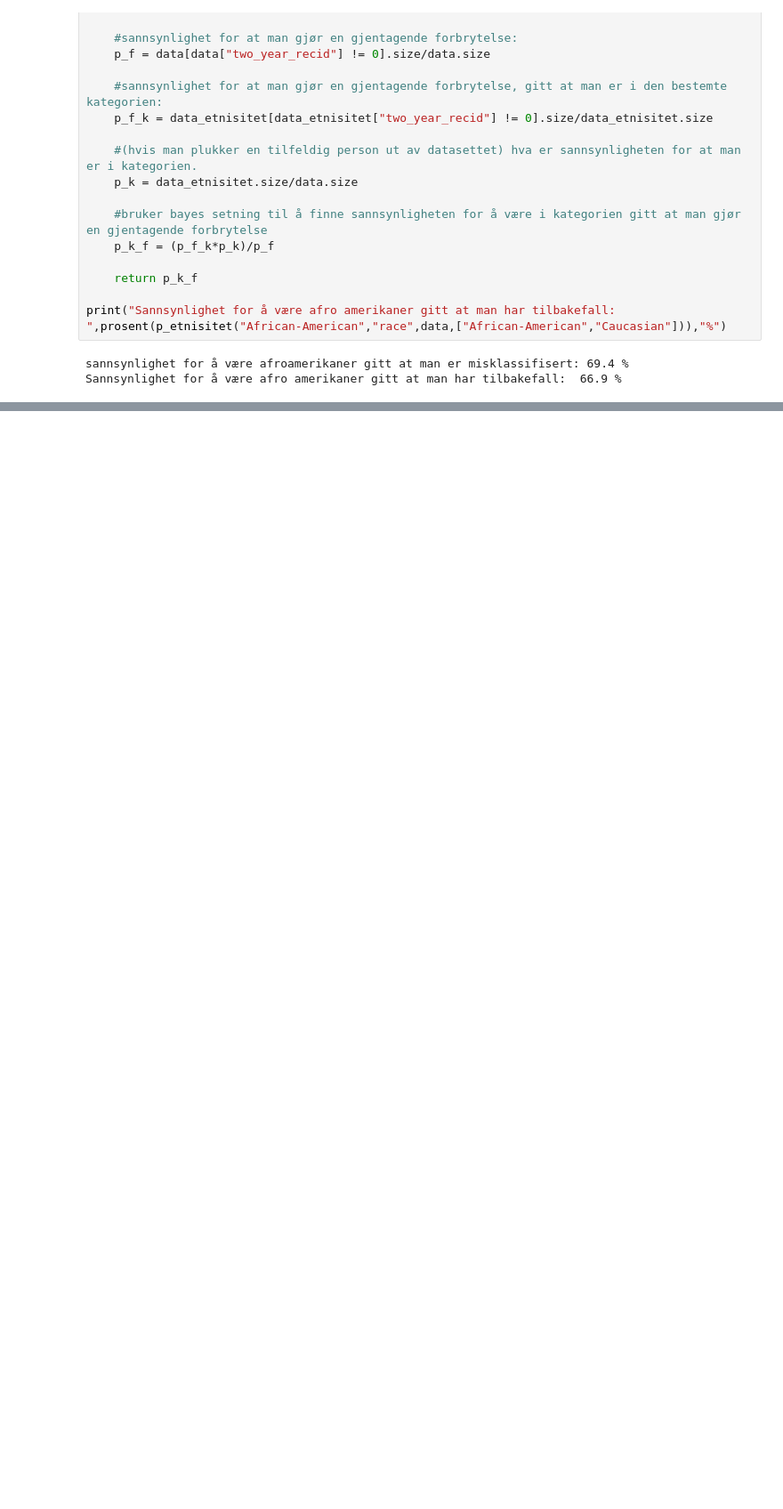
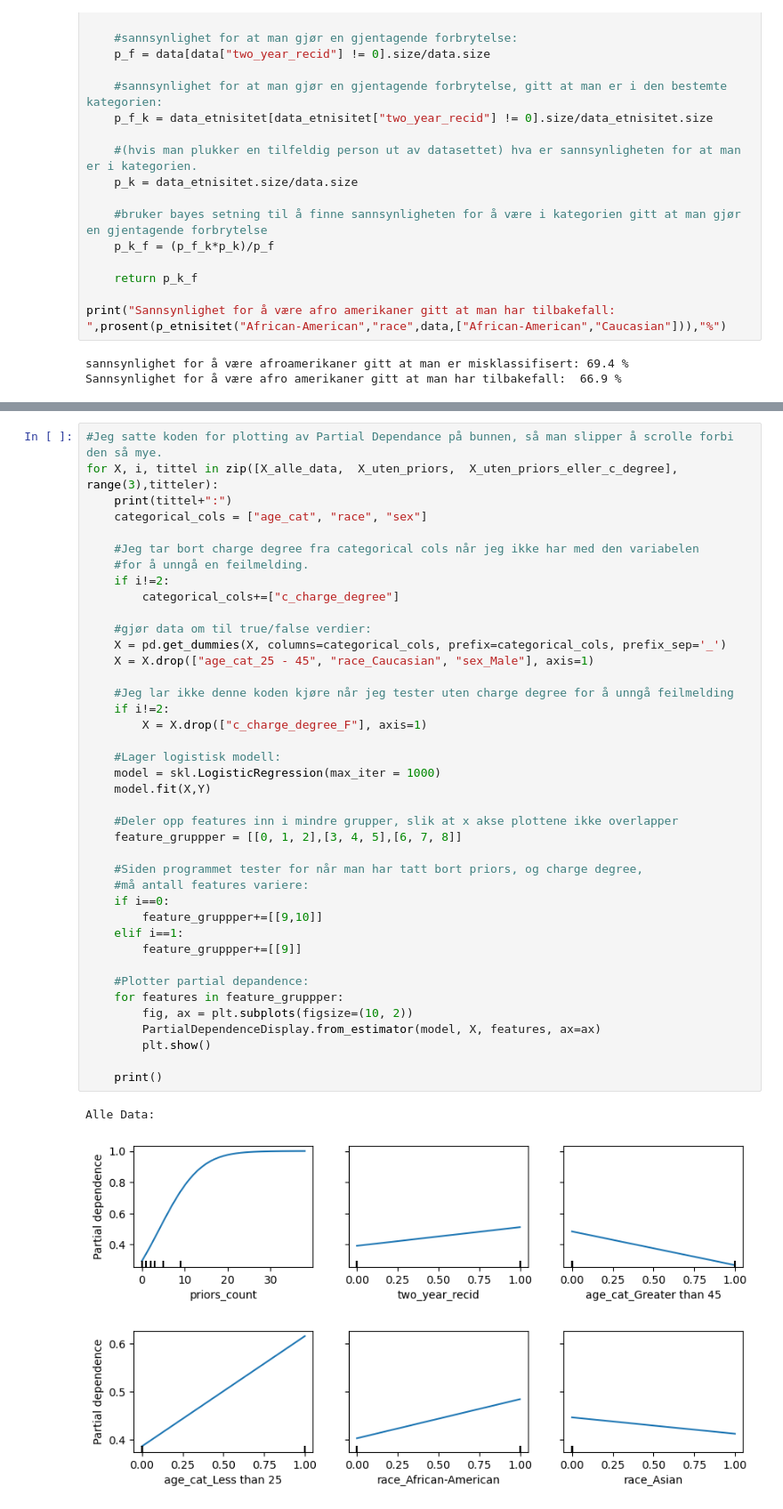
Before and after one commit to joska223/Prosjekt_1, a Jupyter notebook: Dataanalyse.ipynb, the cells around one changed output, grey strips where cells are left out. Shown: that part at 89% size. Cells and saved outputs as stored; diff of their text form; blank space fills up the shorter version.

```diff
--- a/Dataanalyse.ipynb
+++ b/Dataanalyse.ipynb
@@ -240,3 +223,47 @@ bias:  -0.17
 African-American :
 accuracy:  61.9 %
 bias:  -0.09
+# %%
+#Jeg satte koden for plotting av Partial Dependance på bunnen, så man slipper å scrolle forbi den så mye.
+for X, i, tittel in zip([X_alle_data,  X_uten_priors,  X_uten_priors_eller_c_degree], range(3),titteler):
+    print(tittel+":")
+    categorical_cols = ["age_cat", "race", "sex"]
+
+    #Jeg tar bort charge degree fra categorical cols når jeg ikke har med den variabelen
+    #for å unngå en feilmelding.
+    if i!=2:
+        categorical_cols+=["c_charge_degree"]
+
+    #gjør data om til true/false verdier:
+    X = pd.get_dummies(X, columns=categorical_cols, prefix=categorical_cols, prefix_sep='_')
+    X = X.drop(["age_cat_25 - 45", "race_Caucasian", "sex_Male"], axis=1)
+
+    #Jeg lar ikke denne koden kjøre når jeg tester uten charge degree for å unngå feilmelding
+    if i!=2:
+        X = X.drop(["c_charge_degree_F"], axis=1)
+
+    #Lager logistisk modell:
+    model = skl.LogisticRegression(max_iter = 1000)
+    model.fit(X,Y)
+
+    #Deler opp features inn i mindre grupper, slik at x akse plottene ikke overlapper
+    feature_gruppper = [[0, 1, 2],[3, 4, 5],[6, 7, 8]]
+
+    #Siden programmet tester for når man har tatt bort priors, og charge degree,
+    #må antall features variere:
+    if i==0:
+        feature_gruppper+=[[9,10]]
+    elif i==1:
+        feature_gruppper+=[[9]]
+
+    #Plotter partial depandence:
+    for features in feature_gruppper:
+        fig, ax = plt.subplots(figsize=(10, 2))
+        PartialDependenceDisplay.from_estimator(model, X, features, ax=ax)
+        plt.show()
+
+    print()
+# %% [output]
+Alle Data:
+[figure, added]
+[figure, added]
```
Also changed, not shown: parts of 5 cells of this notebook.
